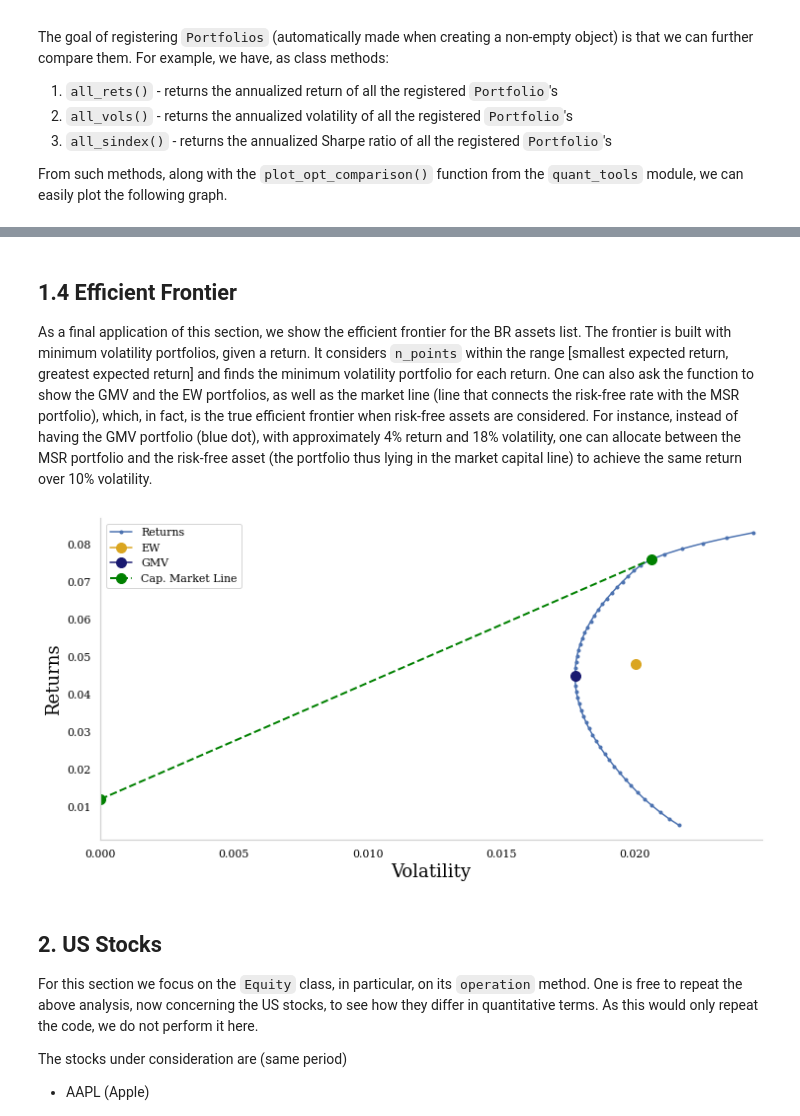
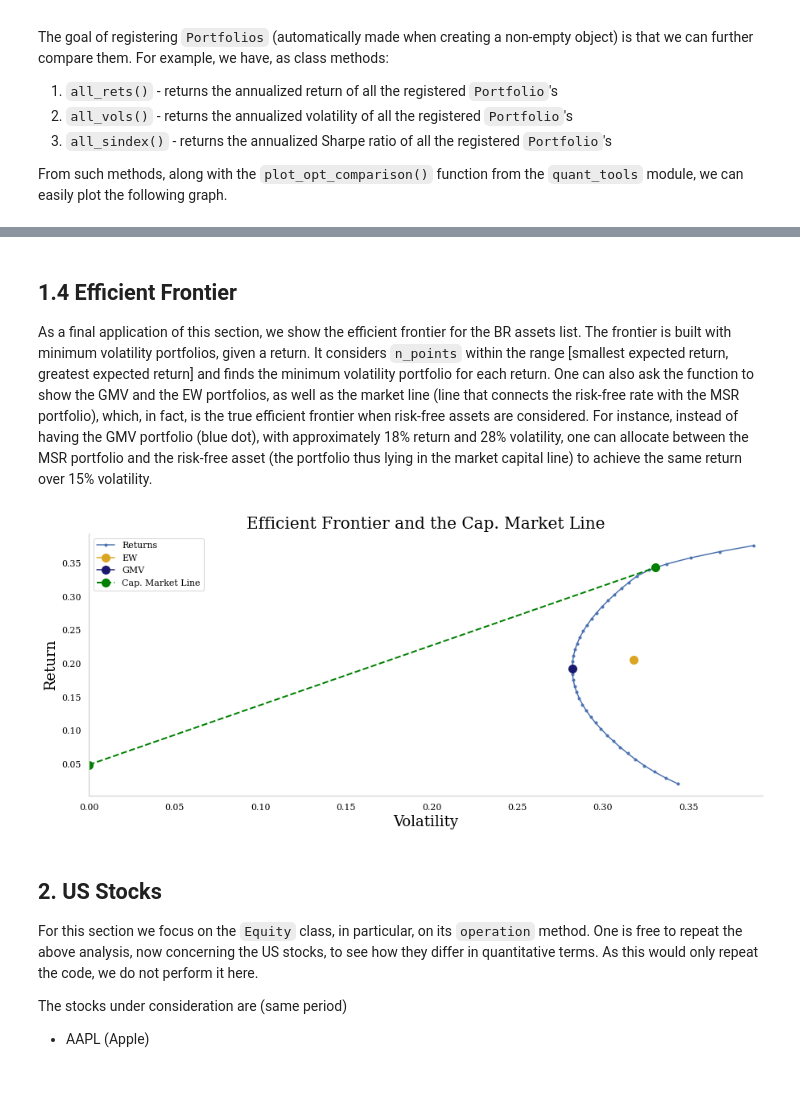
Before and after one commit to savimf/portfolio_class, a Jupyter notebook: demonstration/demonstration.ipynb, the cells around one changed output, grey strips where cells are left out. Cells and saved outputs as stored; diff of their text form; code cells hidden in the pictures; blank space fills up the shorter version.

```diff
--- a/demonstration/demonstration.ipynb
+++ b/demonstration/demonstration.ipynb
@@ -553,20 +554,16 @@ qt.plot_opt_comparisons(rets, vols, sharpes, colors)
 # %% [markdown]
 ## 1.4 Efficient Frontier
 
-As a final application of this section, we show the efficient frontier for the BR assets list. The frontier is built with minimum volatility portfolios, given a return. It considers `n_points` within the range [smallest expected return, greatest expected return] and finds the minimum volatility portfolio for each return. One can also ask the function to show the GMV and the EW portfolios, as well as the market line (line that connects the risk-free rate with the MSR portfolio), which, in fact, is the true efficient frontier when risk-free assets are considered. For instance, instead of having the GMV portfolio (blue dot), with approximately 4% return and 18% volatility, one can allocate between the MSR portfolio and the risk-free asset (the portfolio thus lying in the market capital line) to achieve the same return over 10% volatility.
+As a final application of this section, we show the efficient frontier for the BR assets list. The frontier is built with minimum volatility portfolios, given a return. It considers `n_points` within the range [smallest expected return, greatest expected return] and finds the minimum volatility portfolio for each return. One can also ask the function to show the GMV and the EW portfolios, as well as the market line (line that connects the risk-free rate with the MSR portfolio), which, in fact, is the true efficient frontier when risk-free assets are considered. For instance, instead of having the GMV portfolio (blue dot), with approximately 18% return and 28% volatility, one can allocate between the MSR portfolio and the risk-free asset (the portfolio thus lying in the market capital line) to achieve the same return over 15% volatility.
 # %%
-# exp_r = ew_br.asset_returns()
-# cov = ew_br.sample_cov()
-
 qt.plot_eff(
-    exp_rets=exp_r, cov=cov,
-    n_points=50, n_years=4,
+    exp_r, cov, n_points=40,
     risk_free_rate=selic_a,
     show_cml=True, show_ew=True,
-    show_gmv=True
+    show_gmv=True, plot_in='sns'
 )
 # %% [output]
-[figure, old version]
+[figure, new version]
 # %% [markdown]
 ## 2. US Stocks
 
```
Also changed, not shown: parts of 14 cells of this notebook, 2 other files.
